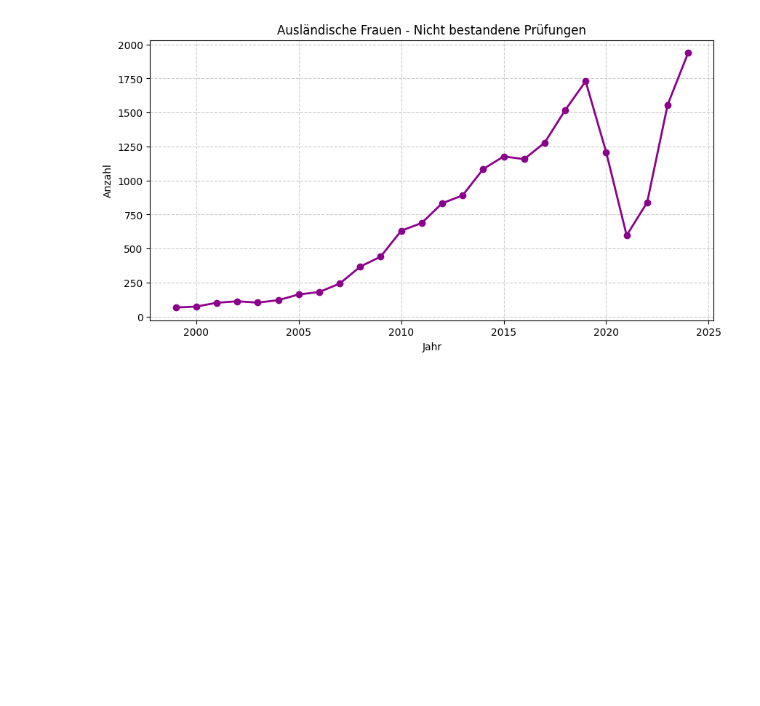
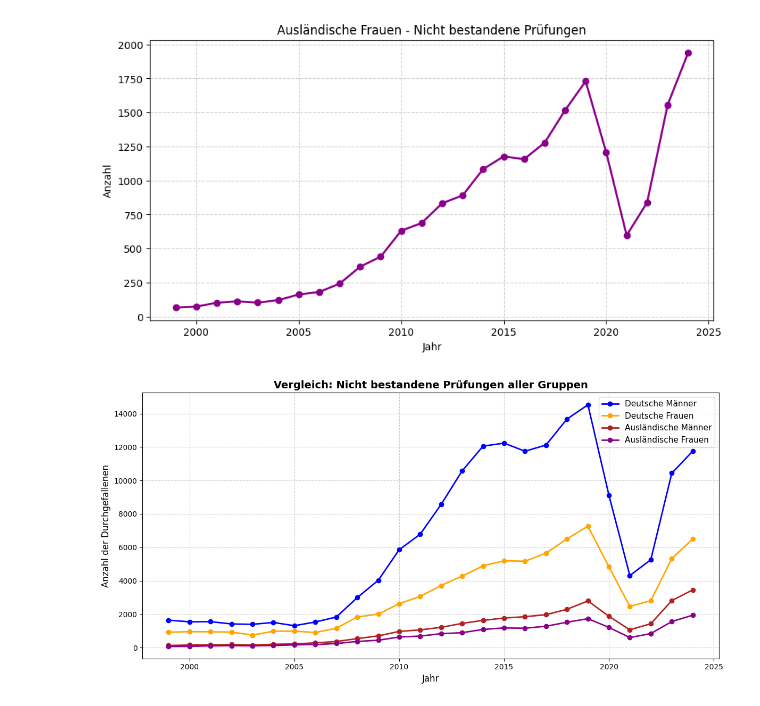
Before and after one commit to Johannesdesta/hochschul-data-analysis, a Jupyter notebook: test3.ipynb, the cells around one changed output. Drawn from its saved outputs; the diff is of its cells as text; code cells hidden in the pictures; blank space fills up the shorter version.

Commit message:
last plot update

```diff
--- a/test3.ipynb
+++ b/test3.ipynb
@@ -284,3 +284,41 @@ plt.grid(True, linestyle="--", alpha=0.6)
 plt.show()
 # %% [output]
 [figure]
+# %%
+import pandas as pd
+import matplotlib.pyplot as plt
+
+
+df = pd.read_csv(input_data, sep=";")
+df.columns = df.columns.str.strip()
+
+
+years = df.iloc[2:, 0]
+
+failed_de_men = df.iloc[2:, 3].astype(int)
+failed_de_women = df.iloc[2:, 7].astype(int)
+failed_frgn_men = df.iloc[2:, 11].astype(int)
+failed_frgn_women = df.iloc[2:, 15].astype(int)
+
+
+plt.figure(figsize=(12, 6))
+
+
+plt.plot(years, failed_de_men, marker="o", color="blue", label="Deutsche Männer", linewidth=2)
+plt.plot(years, failed_de_women, marker="o", color="orange", label="Deutsche Frauen", linewidth=2)
+plt.plot(years, failed_frgn_men, marker="o", color="firebrick", label="Ausländische Männer", linewidth=2)
+plt.plot(years, failed_frgn_women, marker="o", color="darkmagenta", label="Ausländische Frauen", linewidth=2)
+
+
+plt.title("Vergleich: Nicht bestandene Prüfungen aller Gruppen", fontsize=14, fontweight='bold')
+plt.xlabel("Jahr", fontsize=12)
+plt.ylabel("Anzahl der Durchgefallenen", fontsize=12)
+
+
+plt.legend(fontsize=11)
+plt.grid(True, linestyle="--", alpha=0.6)
+
+plt.tight_layout()
+plt.show()
+# %% [output]
+[figure, added]
```
